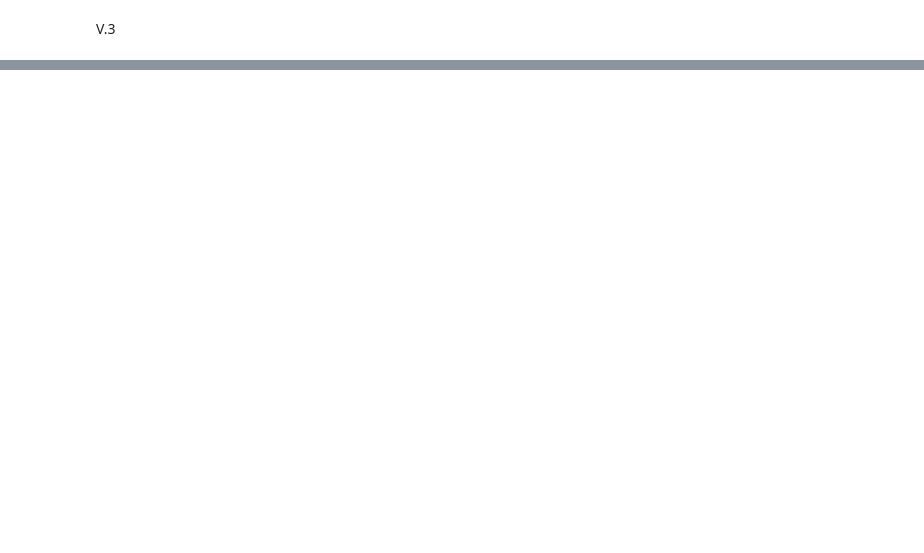
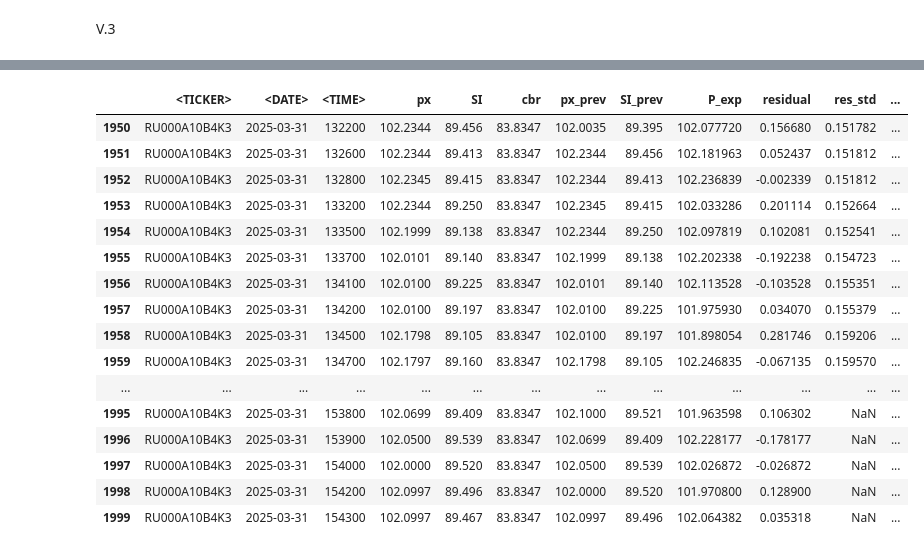
Before and after one commit to kir-shmelev/fxbonds, a Jupyter notebook: fx_bonds.ipynb, the cells around one changed output, grey strips where cells are left out. Drawn from its saved outputs; the diff is of its cells as text; code cells hidden in the pictures; blank space fills up the shorter version.

```diff
--- a/fx_bonds.ipynb
+++ b/fx_bonds.ipynb
@@ -584,0 +528,29 @@ def performance_summary(res: pd.DataFrame) -> pd.Series:
+# %%
+bonds2 = pd.read_csv('gmkn.csv', sep = ';')
+si2 = pd.read_csv('SiM.csv', sep = ';')
+cb2 = pd.read_csv('USDCB_2.csv', sep = ';')
+
+data2 = pd.merge(
+    bonds2,
+    si2[['<DATE>' ,'<TIME>','<CLOSE>']],
+    on = ['<DATE>' ,'<TIME>'],
+    how ='left'
+)
+
+data2 = pd.merge(
+    data2,
+    cb2[['<DATE>' ,'<CLOSE>']],
+    on = ['<DATE>'],
+    how ='left'
+)
+
+
+data2.rename(columns={'<CLOSE>_x': 'px'}, inplace = True)
+data2.rename(columns={'<CLOSE>_y': 'SI'}, inplace = True)
+data2.rename(columns={'<CLOSE>': 'cbr'}, inplace = True)
+
+data2['SI'] = data2['SI']/1000
+data2['<DATE>'] = pd.to_datetime(data2['<DATE>'],format='%y%m%d')
+data2['cbr'].ffill(inplace = True)
+# %%
+data2['cbr'].ffill(inplace = True)
@@ -589,6 +565,6 @@ if __name__ == "__main__":
     # ---------------------------------------------------------------------
 
 
-    results = backtest(data)
+    results = backtest(data2)
     print(performance_summary(results))
 # %% [output]
@@ -600,2 +616,24 @@ dtype: float64
+# %%
+results.drop(['<PER>','<OPEN>','<HIGH>','<LOW>','<VOL>'], axis =1 , inplace = True)
+# %%
+results[1950:2000]
+# %% [output]
+|  | <TICKER> | <DATE> | <TIME> | px | SI | cbr | px_prev | SI_prev | P_exp | residual | res_std | ... |
+| 1950 | RU000A10B4K3 | 2025-03-31 | 132200 | 102.2344 | 89.456 | 83.8347 | 102.0035 | 89.395 | 102.077720 | 0.156680 | 0.151782 | ... |
+| 1951 | RU000A10B4K3 | 2025-03-31 | 132600 | 102.2344 | 89.413 | 83.8347 | 102.2344 | 89.456 | 102.181963 | 0.052437 | 0.151812 | ... |
+| 1952 | RU000A10B4K3 | 2025-03-31 | 132800 | 102.2345 | 89.415 | 83.8347 | 102.2344 | 89.413 | 102.236839 | -0.002339 | 0.151812 | ... |
+| 1953 | RU000A10B4K3 | 2025-03-31 | 133200 | 102.2344 | 89.250 | 83.8347 | 102.2345 | 89.415 | 102.033286 | 0.201114 | 0.152664 | ... |
+| 1954 | RU000A10B4K3 | 2025-03-31 | 133500 | 102.1999 | 89.138 | 83.8347 | 102.2344 | 89.250 | 102.097819 | 0.102081 | 0.152541 | ... |
+| 1955 | RU000A10B4K3 | 2025-03-31 | 133700 | 102.0101 | 89.140 | 83.8347 | 102.1999 | 89.138 | 102.202338 | -0.192238 | 0.154723 | ... |
+| 1956 | RU000A10B4K3 | 2025-03-31 | 134100 | 102.0100 | 89.225 | 83.8347 | 102.0101 | 89.140 | 102.113528 | -0.103528 | 0.155351 | ... |
+| 1957 | RU000A10B4K3 | 2025-03-31 | 134200 | 102.0100 | 89.197 | 83.8347 | 102.0100 | 89.225 | 101.975930 | 0.034070 | 0.155379 | ... |
+| 1958 | RU000A10B4K3 | 2025-03-31 | 134500 | 102.1798 | 89.105 | 83.8347 | 102.0100 | 89.197 | 101.898054 | 0.281746 | 0.159206 | ... |
+| 1959 | RU000A10B4K3 | 2025-03-31 | 134700 | 102.1797 | 89.160 | 83.8347 | 102.1798 | 89.105 | 102.246835 | -0.067135 | 0.159570 | ... |
+| ... | ... | ... | ... | ... | ... | ... | ... | ... | ... | ... | ... | ... |
+| 1995 | RU000A10B4K3 | 2025-03-31 | 153800 | 102.0699 | 89.409 | 83.8347 | 102.1000 | 89.521 | 101.963598 | 0.106302 | NaN | ... |
+| 1996 | RU000A10B4K3 | 2025-03-31 | 153900 | 102.0500 | 89.539 | 83.8347 | 102.0699 | 89.409 | 102.228177 | -0.178177 | NaN | ... |
+| 1997 | RU000A10B4K3 | 2025-03-31 | 154000 | 102.0000 | 89.520 | 83.8347 | 102.0500 | 89.539 | 102.026872 | -0.026872 | NaN | ... |
+| 1998 | RU000A10B4K3 | 2025-03-31 | 154200 | 102.0997 | 89.496 | 83.8347 | 102.0000 | 89.520 | 101.970800 | 0.128900 | NaN | ... |
+| 1999 | RU000A10B4K3 | 2025-03-31 | 154300 | 102.0997 | 89.467 | 83.8347 | 102.0997 | 89.496 | 102.064382 | 0.035318 | NaN | ... |
 # %%
 117*0.00025*1000*82
```
Also changed, not shown: parts of 42 cells of this notebook.
